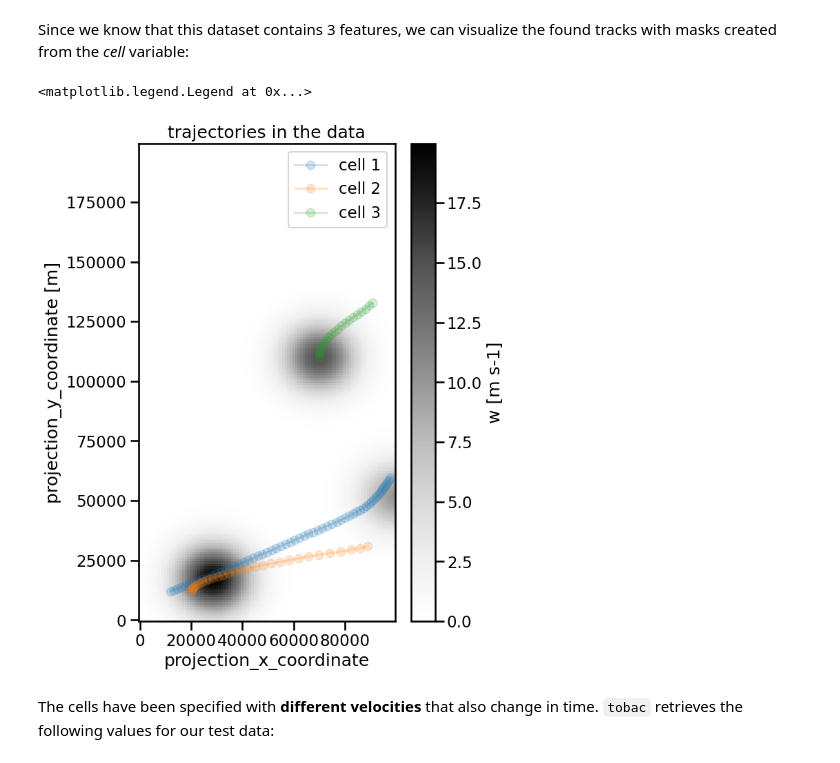
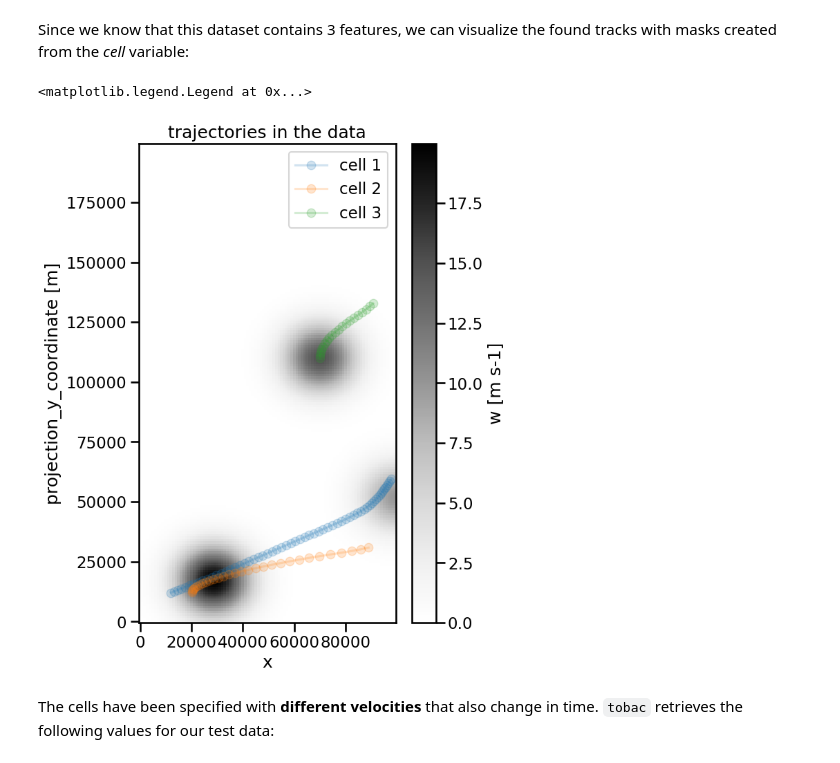
Before and after one commit to tobac-project/tobac, a Jupyter notebook: examples/Basics/Methods-and-Parameters-for-Linking.ipynb, the cells around one changed output. Saved outputs shown, nothing was run; the diff lists cells and outputs as text; code cells hidden in the pictures.

```diff
--- a/examples/Basics/Methods-and-Parameters-for-Linking.ipynb
+++ b/examples/Basics/Methods-and-Parameters-for-Linking.ipynb
@@ -85,24 +85,24 @@ Since we know that this dataset contains 3 features, we can visualize the found
 # %%
 fig, ax = plt.subplots(ncols=1, nrows=1, figsize=(6, 9))
 
 data.isel(time=50).plot(ax=ax, x="x", y="y", cmap="Greys")
 
 for i, cell_track in track.groupby("cell"):
     cell_track.plot(
-        x="projection_x_coordinate",
-        y="projection_y_coordinate",
+        x="x",
+        y="y",
         ax=ax,
         marker="o",
         alpha=0.2,
         label="cell {0}".format(int(i)),
     )
 
 
 ax.set_title("trajectories in the data")
 plt.legend()
 # %% [output]
 <matplotlib.legend.Legend at 0x...>
-[figure, old version]
+[figure, new version]
 # %% [markdown]
 The cells have been specified with **different velocities** that also change in time. `tobac` retrieves the following values for our test data:
 # %%
```
Also changed, not shown: parts of 9 cells of this notebook, 1 other file.
